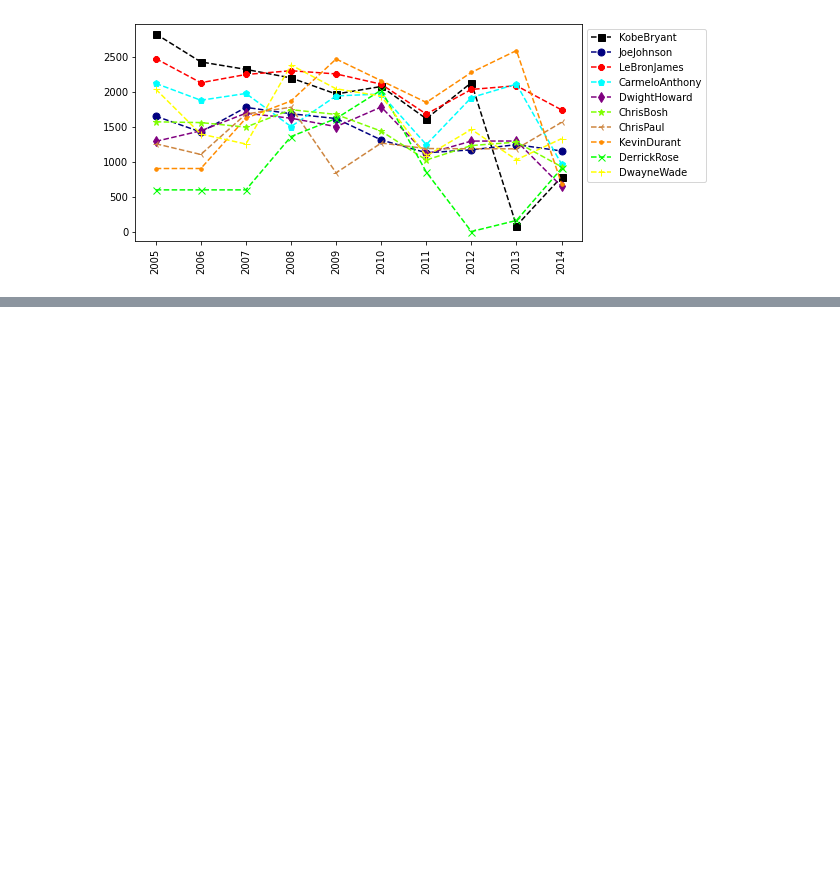
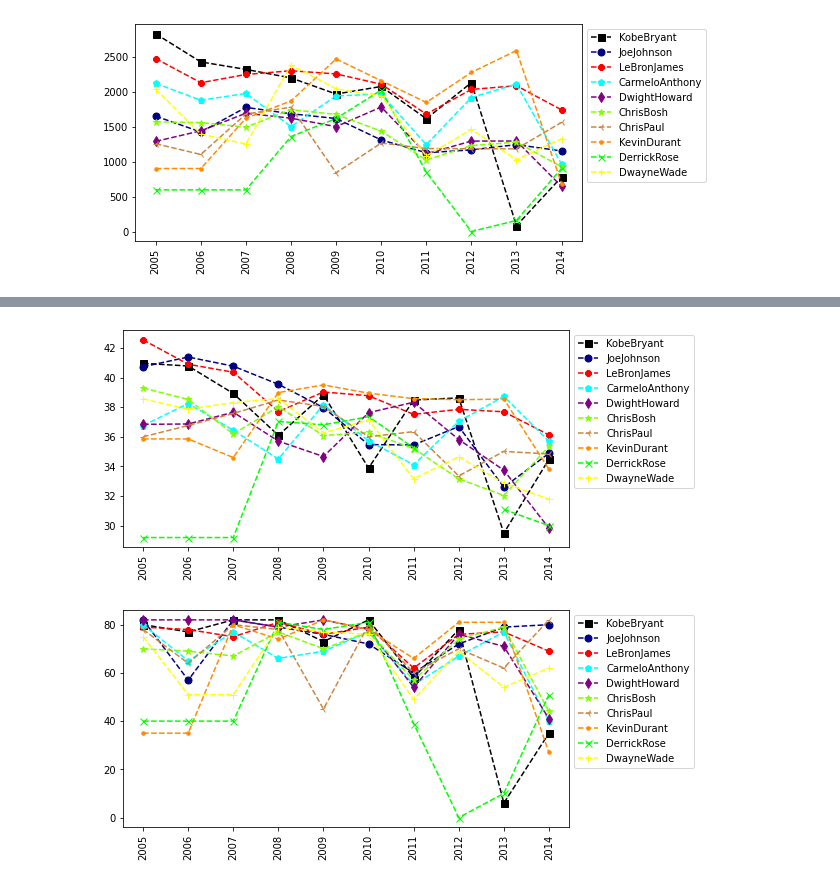
Before and after one commit to NicholasthedevJacobs/Freethrow_Matrices, a Jupyter notebook: Project3.ipynb, the cells around one changed output, grey strips where cells are left out. Cells and saved outputs as stored; diff of their text form; code cells hidden in the pictures; blank space fills up the shorter version.

```diff
--- a/Project3.ipynb
+++ b/Project3.ipynb
@@ -189,0 +198,8 @@ myplot(FieldGoal)
+# %%
+#Comparing minutes played per game
+
+myplot(MinutesPlayed/Games)
+myplot(Games)
+# %% [output]
+[figure, added]
+[figure, added]
```
Also changed, not shown: parts of 1 cell of this notebook.
